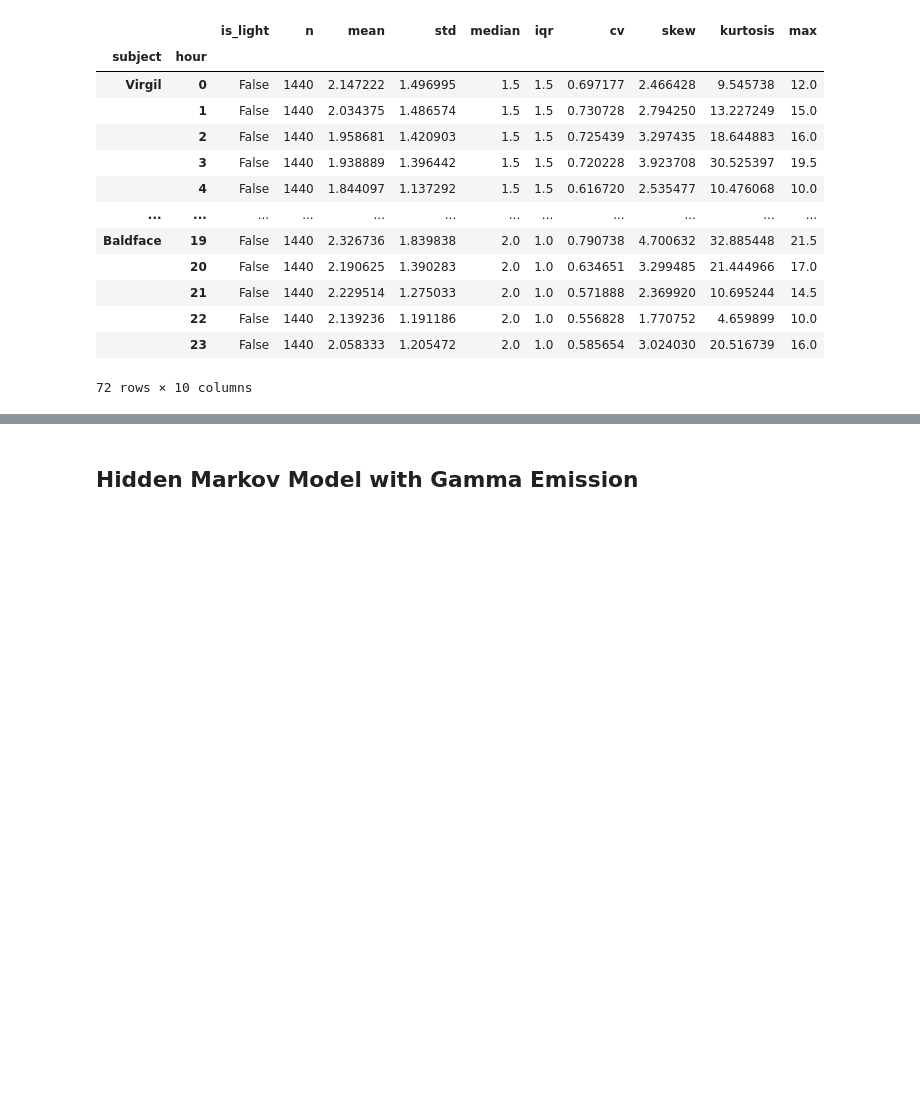
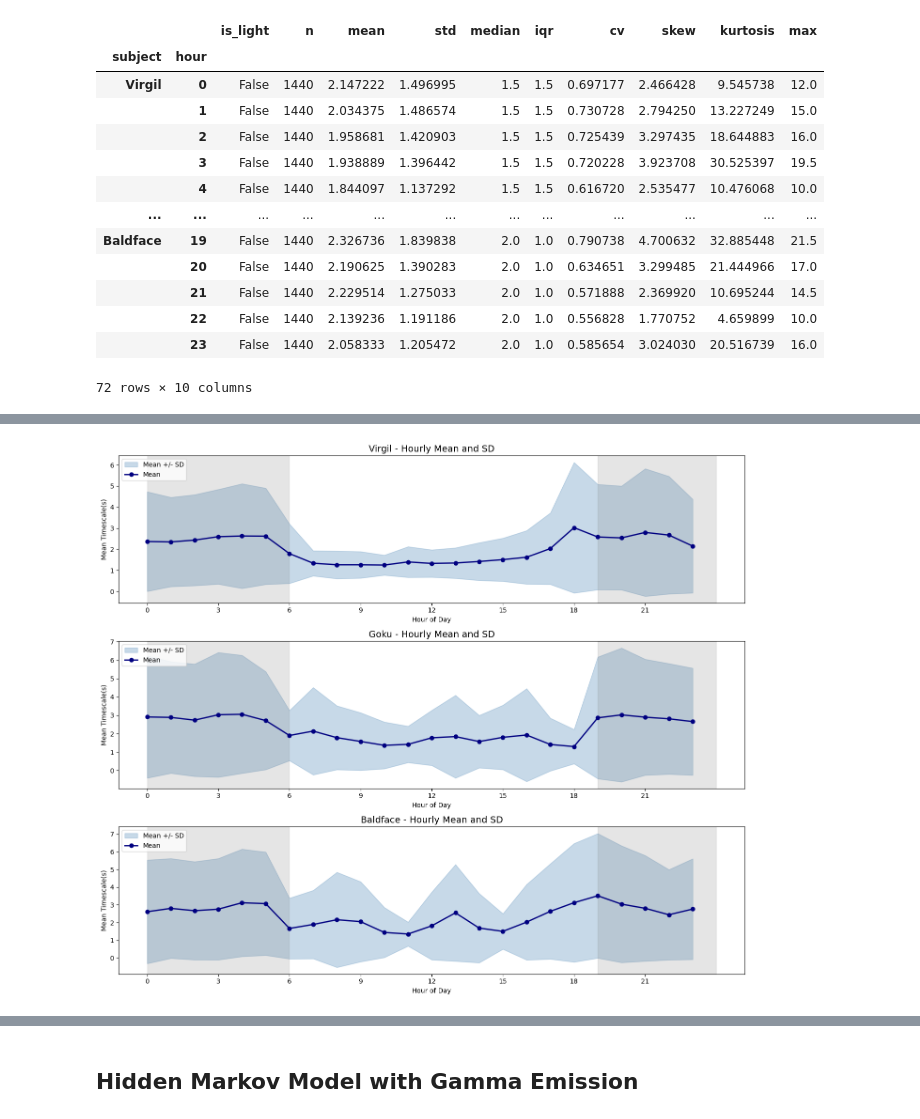
Before and after one commit to StlrsSpBwl/Intrinsic-Timescale, a Jupyter notebook: Intrinsic Timescale Volatility Modeling.ipynb, the cells around one changed output, grey strips where cells are left out. Saved outputs shown, nothing was run; the diff lists cells and outputs as text; code cells hidden in the pictures; blank space fills up the shorter version.

```diff
--- a/Intrinsic Timescale Volatility Modeling.ipynb
+++ b/Intrinsic Timescale Volatility Modeling.ipynb
@@ -541,0 +717,60 @@ hourly_beta
+# %%
+def plot_hourly_mean_iqr(df,light_on=6,light_off=19,figsize=(14,4)):
+    """basically the function name tells the story"""
+    min_n =10
+    subjects = df.columns.tolist()
+    n_subj=len(subjects)
+    fig,axes = plt.subplots(
+        n_subj,1,
+        figsize=(figsize[0],figsize[1]*n_subj),
+        squeeze=False
+    )
+    records = []
+    for i, subj in enumerate(subjects):
+        vals = df[subj].dropna()
+        by_hour = vals.groupby(vals.index.hour)
+        h_mean = by_hour.mean()
+        h_sd = by_hour.std()
+        h_sem = by_hour.sem()
+        h_n=by_hour.count()
+        summary = pd.DataFrame({
+            'mean':h_mean,
+            'sd':h_sd,
+            'sem':h_sem,
+            'lower_sd':h_mean-h_sd,
+            'upper_sd':h_mean+h_sd,
+            'n':h_n
+        })
+        summary = summary[summary['n']>=min_n]
+        for h in summary.index:
+            records.append({
+                'subject':subj,
+                'hour':h,
+                'mean':summary.loc[h,'mean'],
+                'sd':summary.loc[h,'sd'],
+                'sem':summary.loc[h,'sem'],
+                'lower_sd':summary.loc[h,'lower_sd'],
+                'upper_sd':summary.loc[h,'upper_sd'],
+                'n':summary.loc[h,'n']
+            })
+        ax = axes[i,0]
+        x = summary.index.to_numpy(dtype=float)
+        y = summary['mean'].to_numpy(dtype=float)
+        lower = summary['lower_sd'].to_numpy(dtype=float)
+        upper = summary['upper_sd'].to_numpy(dtype=float)
+        ax.fill_between(x,lower,upper,alpha=0.3,color='steelblue',label='Mean +/- SD')
+        ax.plot(x,y,'o-',linewidth=2,color='navy',label='Mean')
+        ax.axvspan(0,light_on,color='gray',alpha=0.2)
+        ax.axvspan(light_off,24,color='gray',alpha=0.2)
+        ax.set_xlabel('Hour of Day')
+        ax.set_ylabel('Mean Timescale(s)')
+        ax.set_title(f'{subj} - Hourly Mean and SD',fontsize=14)
+        ax.set_xticks(range(0,24,3))
+        ax.legend(loc='upper left',fontsize=10)
+    plt.tight_layout()
+    summary_df = pd.DataFrame(records).set_index(['subject','hour'])
+    return fig, summary_df
+
+fig, summary_df = plot_hourly_mean_iqr(alpha,light_on=6,light_off=19)
+# %% [output]
+[figure, added]
```
Also changed, not shown: parts of 8 cells of this notebook, 4 other files.
